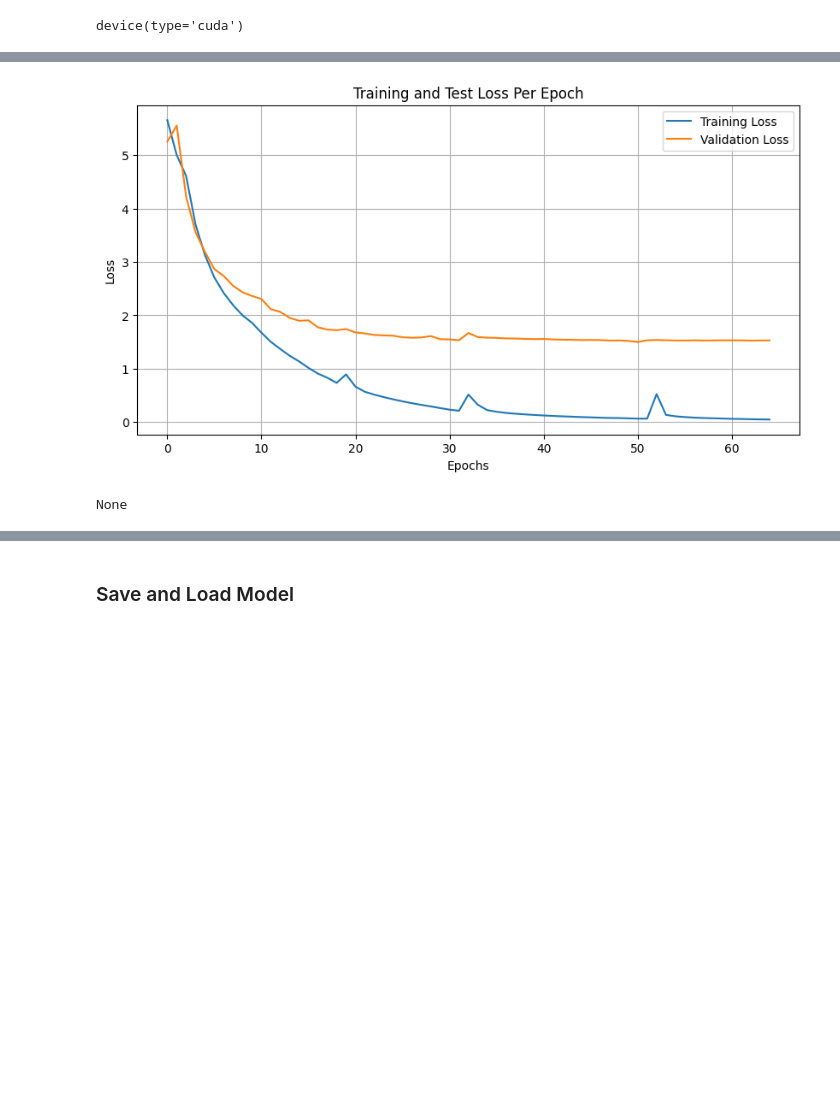
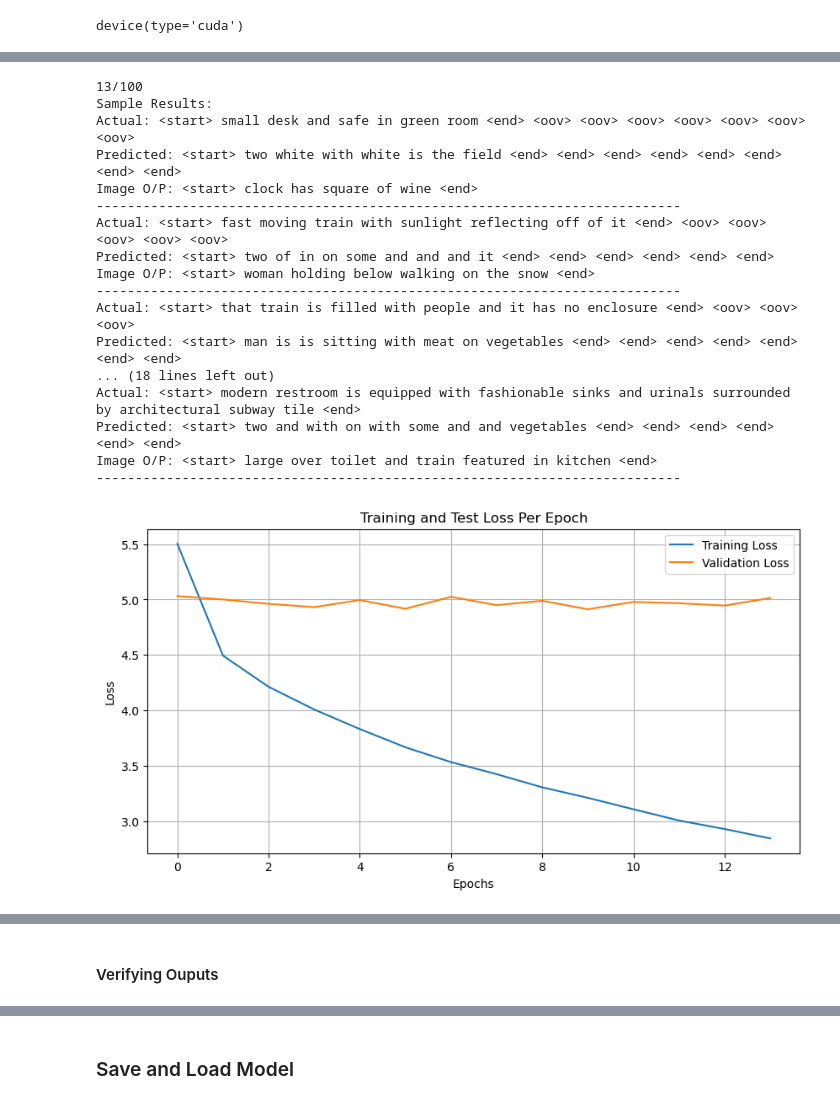
Before and after one commit to hakeematyab/Neural-Image-Caption-Generator-Show-and-Tell-Paper-Replication, a Jupyter notebook: ShowAndTell.ipynb, the cells around one changed output, grey strips where cells are left out. Drawn from its saved outputs; the diff is of its cells as text; code cells hidden in the pictures; blank space fills up the shorter version.

```diff
--- a/ShowAndTell.ipynb
+++ b/ShowAndTell.ipynb
@@ -479,11 +693,13 @@ device
 # %% [output]
 device(type='cuda')
 # %%
-WORD_EMBEDDING = torch.Tensor(np.array(vectors)).to(device)
+# WORD_EMBEDDING = torch.Tensor(np.array(vectors)).to(device)
 # EMBEDDING_SIZE = WORD_EMBEDDING.shape[1]*max_doc_len
 # EMBEDDING_SIZE = WORD_EMBEDDING.shape[1]
-EMBEDDING_SIZE = 1024
-OUTPUT_SIZE = WORD_EMBEDDING.shape[0]
+EMBEDDING_SIZE = 256
+# OUTPUT_SIZE = WORD_EMBEDDING.shape[0]
+OUTPUT_SIZE = len(word_to_idx)
+WORD_EMBEDDING = word_to_idx
 # %%
 # Epochs
 epochs = 100
@@ -491,7 +707,10 @@ epochs = 100
 lr = 1e-3
 # Loss function: Cross Entropy?
 criterion = nn.CrossEntropyLoss(ignore_index=oov_idx)
+# criterion = nn.CrossEntropyLoss()
 
-HIDDEN_SIZE = 512
-NUM_LAYERS = 4
-DROPOUT = 0.5
+HIDDEN_SIZE = 256
+NUM_LAYERS = 1
+ENCODER_DROPOUT = 0.5
+DECODER_DROPOUT = 0.5
+DROPOUT = 0.25
@@ -498,10 +721,11 @@ DROPOUT = 0.5
 # %%
 # TODO: Fix shape mismatches
 # TODO: Device agnostic code: todevice.
-encoder = CNNEncoder(EMBEDDING_SIZE).to(device)
-decoder = LSTMDecoder(WORD_EMBEDDING,EMBEDDING_SIZE, HIDDEN_SIZE,NUM_LAYERS,DROPOUT,OUTPUT_SIZE).to(device)
+encoder = CNNEncoder(EMBEDDING_SIZE,ENCODER_DROPOUT).to(device)
+decoder = LSTMDecoder(WORD_EMBEDDING,EMBEDDING_SIZE, HIDDEN_SIZE,NUM_LAYERS,DECODER_DROPOUT,OUTPUT_SIZE).to(device)
 nic = NeuralImageCaption(encoder,decoder,OUTPUT_SIZE,batch_size,max_doc_len).to(device)
 # Optimizer: Adam?
-# optimizer = optim.AdamW(nic.parameters(), lr=1e-3, weight_decay=1e-2)
-# optimizer = optim.SGD(nic.parameters(), lr=1e-3, momentum=0.9)
+# optimizer = optim.AdamW(nic.parameters(), lr=lr, weight_decay=1e-2)
+# optimizer = optim.AdamW(nic.parameters(), lr=lr)
+# optimizer = optim.SGD(nic.parameters(), lr=lr, momentum=0.9)
 optimizer = optim.RMSprop(nic.parameters(), lr=lr, alpha=0.99)
@@ -542,45 +748,67 @@ for epoch in tqdm(range(epochs)):
       # torch.nn.utils.clip_grad_norm_(nic.parameters(),max_norm=1)
       # optimizer.step()
       # print("Loss:", loss.item())
-
-        outputs = nic(image, caption[:,1:])
+        outputs = nic(image, caption[:,:-1])
         loss = criterion(
             outputs.reshape(-1, outputs.shape[2]), caption.reshape(-1)
         )
         # print("Loss:", loss.item())
         train_loss.append(loss.item())
         optimizer.zero_grad()
-        loss.backward(loss)
+        loss.backward()
         optimizer.step()
-
     nic.eval()
     with torch.no_grad():
         for image, caption in test_dataloader:
             image = image.to(device)
             caption = caption.to(device)
-            outputs = nic(image, caption[:,1:])
+            outputs = nic(image, caption[:,:-1])
             loss = criterion(
                 outputs.reshape(-1, outputs.shape[2]), caption.reshape(-1)
             )
             test_loss.append(loss.item())
     avg_train_loss.append(np.mean(train_loss))
     avg_test_loss.append(np.mean(test_loss))
 
     plt.figure(figsize=(10, 5))
     plt.plot(avg_train_loss, label='Training Loss')
     plt.plot(avg_test_loss, label='Validation Loss')
     plt.title('Training and Test Loss Per Epoch')
     plt.xlabel('Epochs')
     plt.ylabel('Loss')
     plt.legend()
     plt.grid(True)
 
     # Clear the previous plot and display the updated plot
     clear_output(wait=True)
+    tqdm.write(f'{epoch}/{epochs}')
+    nic.eval()
+    print(f'Sample Results:')
+    with torch.no_grad():
+        for act_caption, result,img in zip(caption,outputs.argmax(2),image):
+            print(f'Actual: {" ".join([idx_to_word[idx.item()] for idx in act_caption])}')
+            print(f'Predicted: {" ".join([idx_to_word[idx.item()] for idx in result])}')
+            print(f'Image O/P: {" ".join(nic.caption_image(img.unsqueeze(0).to(device),idx_to_word))}')
+            print('-'*75)
     display(plt.show())
     print("Latest Train Loss:", train_loss[-1])
     print("Latest Test Loss:", test_loss[-1])
-    tqdm.write(f'{epoch}/{epochs}')
 # %% [output]
+13/100
+Sample Results:
+Actual: <start> small desk and safe in green room <end> <oov> <oov> <oov> <oov> <oov> <oov> <oov>
+Predicted: <start> two white with white is the field <end> <end> <end> <end> <end> <end> <end> <end>
+Image O/P: <start> clock has square of wine <end>
+---------------------------------------------------------------------------
+Actual: <start> fast moving train with sunlight reflecting off of it <end> <oov> <oov> <oov> <oov> <oov>
+Predicted: <start> two of in on some and and and it <end> <end> <end> <end> <end> <end>
+Image O/P: <start> woman holding below walking on the snow <end>
+---------------------------------------------------------------------------
+Actual: <start> that train is filled with people and it has no enclosure <end> <oov> <oov> <oov>
+Predicted: <start> man is is sitting with meat on vegetables <end> <end> <end> <end> <end> <end> <end>
+... (18 lines left out)
+Actual: <start> modern restroom is equipped with fashionable sinks and urinals surrounded by architectural subway tile <end>
+Predicted: <start> two and with on with some and and vegetables <end> <end> <end> <end> <end> <end>
+Image O/P: <start> large over toilet and train featured in kitchen <end>
+---------------------------------------------------------------------------
-[figure, old version]
+[figure, new version]
-None
@@ -590,0 +880,2 @@ KeyboardInterrupt:
+# %% [markdown]
+#### Verifying Ouputs
```
Also changed, not shown: parts of 44 cells of this notebook.
